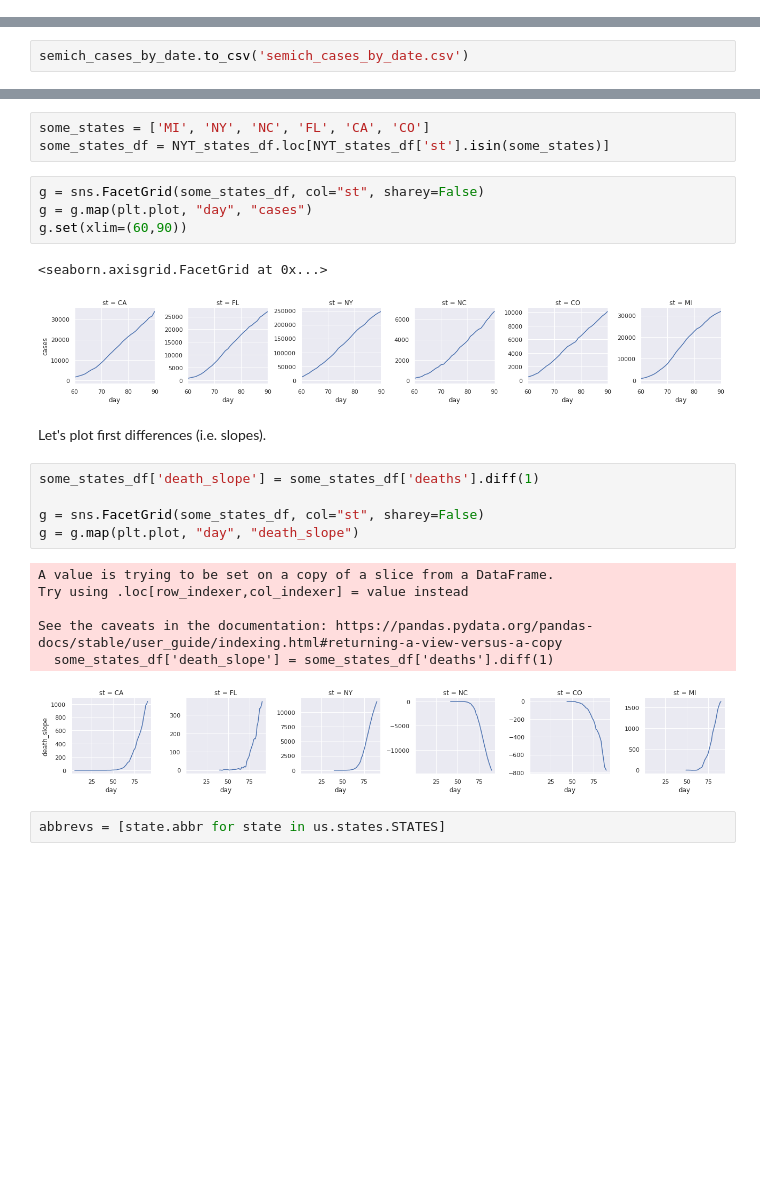
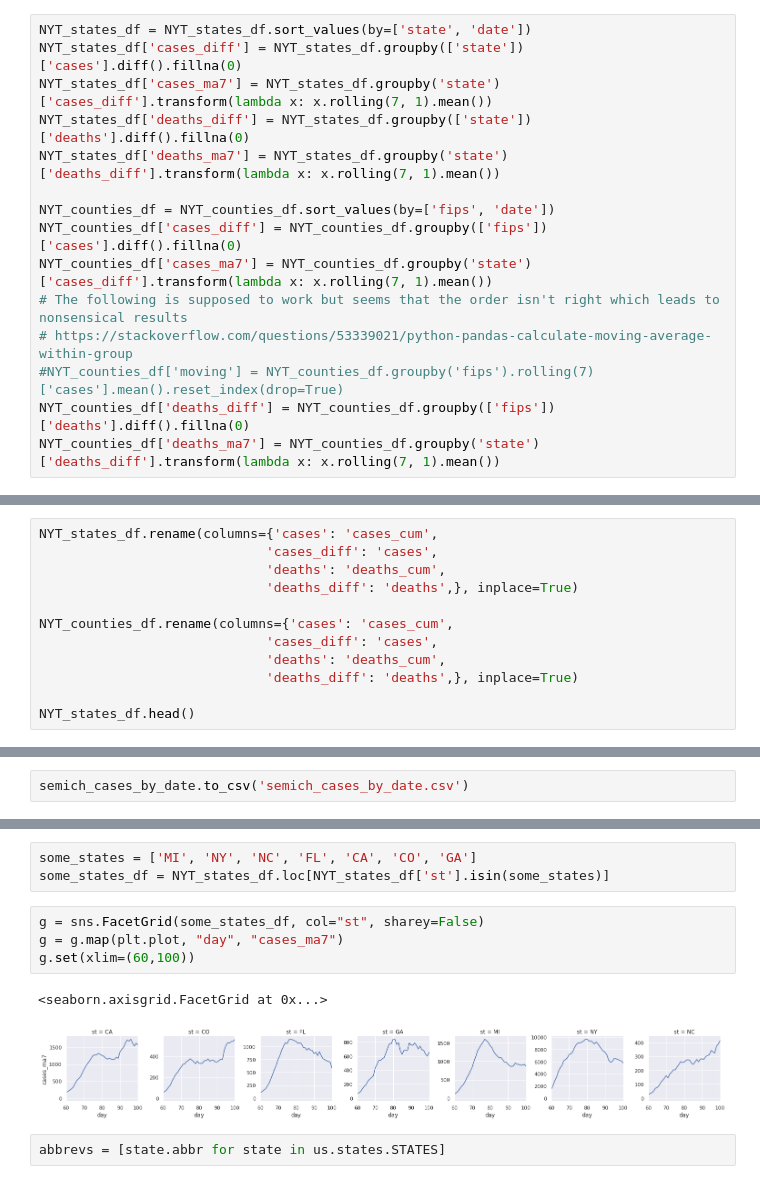
Before and after one commit to misken/c19, a Jupyter notebook: get_c19_data_nytimes.ipynb, the cells around one changed output, grey strips where cells are left out. Drawn from its saved outputs; the diff is of its cells as text; blank space fills up the shorter version.

Commit message:
updated daily plots notebook with moving averages

```diff
--- a/get_c19_data_nytimes.ipynb
+++ b/get_c19_data_nytimes.ipynb
@@ -120,0 +133,15 @@ NYT_counties_df.head()
+# %%
+NYT_states_df = NYT_states_df.sort_values(by=['state', 'date'])
+NYT_states_df['cases_diff'] = NYT_states_df.groupby(['state'])['cases'].diff().fillna(0)
+NYT_states_df['cases_ma7'] = NYT_states_df.groupby('state')['cases_diff'].transform(lambda x: x.rolling(7, 1).mean())
+NYT_states_df['deaths_diff'] = NYT_states_df.groupby(['state'])['deaths'].diff().fillna(0)
+NYT_states_df['deaths_ma7'] = NYT_states_df.groupby('state')['deaths_diff'].transform(lambda x: x.rolling(7, 1).mean())
+
+NYT_counties_df = NYT_counties_df.sort_values(by=['fips', 'date'])
+NYT_counties_df['cases_diff'] = NYT_counties_df.groupby(['fips'])['cases'].diff().fillna(0)
+NYT_counties_df['cases_ma7'] = NYT_counties_df.groupby('state')['cases_diff'].transform(lambda x: x.rolling(7, 1).mean())
+# The following is supposed to work but seems that the order isn't right which leads to nonsensical results
+# https://stackoverflow.com/questions/53339021/python-pandas-calculate-moving-average-within-group
+#NYT_counties_df['moving'] = NYT_counties_df.groupby('fips').rolling(7)['cases'].mean().reset_index(drop=True)
+NYT_counties_df['deaths_diff'] = NYT_counties_df.groupby(['fips'])['deaths'].diff().fillna(0)
+NYT_counties_df['deaths_ma7'] = NYT_counties_df.groupby('state')['deaths_diff'].transform(lambda x: x.rolling(7, 1).mean())
@@ -120,0 +169,12 @@ NYT_counties_df.head()
+# %%
+NYT_states_df.rename(columns={'cases': 'cases_cum',
+                             'cases_diff': 'cases',
+                             'deaths': 'deaths_cum',
+                             'deaths_diff': 'deaths',}, inplace=True)
+
+NYT_counties_df.rename(columns={'cases': 'cases_cum',
+                             'cases_diff': 'cases',
+                             'deaths': 'deaths_cum',
+                             'deaths_diff': 'deaths',}, inplace=True)
+
+NYT_states_df.head()
@@ -206,27 +281,13 @@ semich_cases_by_date.plot()
 # %%
-some_states = ['MI', 'NY', 'NC', 'FL', 'CA', 'CO']
+some_states = ['MI', 'NY', 'NC', 'FL', 'CA', 'CO', 'GA']
 some_states_df = NYT_states_df.loc[NYT_states_df['st'].isin(some_states)]
 # %%
 g = sns.FacetGrid(some_states_df, col="st", sharey=False)
-g = g.map(plt.plot, "day", "cases")
-g.set(xlim=(60,90))
+g = g.map(plt.plot, "day", "cases_ma7")
+g.set(xlim=(60,100))
 # %% [output]
 <seaborn.axisgrid.FacetGrid at 0x...>
-[figure, old version]
+[figure, new version]
-# %% [markdown]
-Let's plot first differences (i.e. slopes).
-# %%
-some_states_df['death_slope'] = some_states_df['deaths'].diff(1)
-
-g = sns.FacetGrid(some_states_df, col="st", sharey=False)
-g = g.map(plt.plot, "day", "death_slope")
-# %% [output]
-A value is trying to be set on a copy of a slice from a DataFrame.
-Try using .loc[row_indexer,col_indexer] = value instead
-
-See the caveats in the documentation: https://pandas.pydata.org/pandas-docs/stable/user_guide/indexing.html#returning-a-view-versus-a-copy
-  some_states_df['death_slope'] = some_states_df['deaths'].diff(1)
-[figure, removed]
 # %%
 abbrevs = [state.abbr for state in us.states.STATES]
 # %%
```
Also changed, not shown: parts of 19 cells of this notebook, 2 other files.
